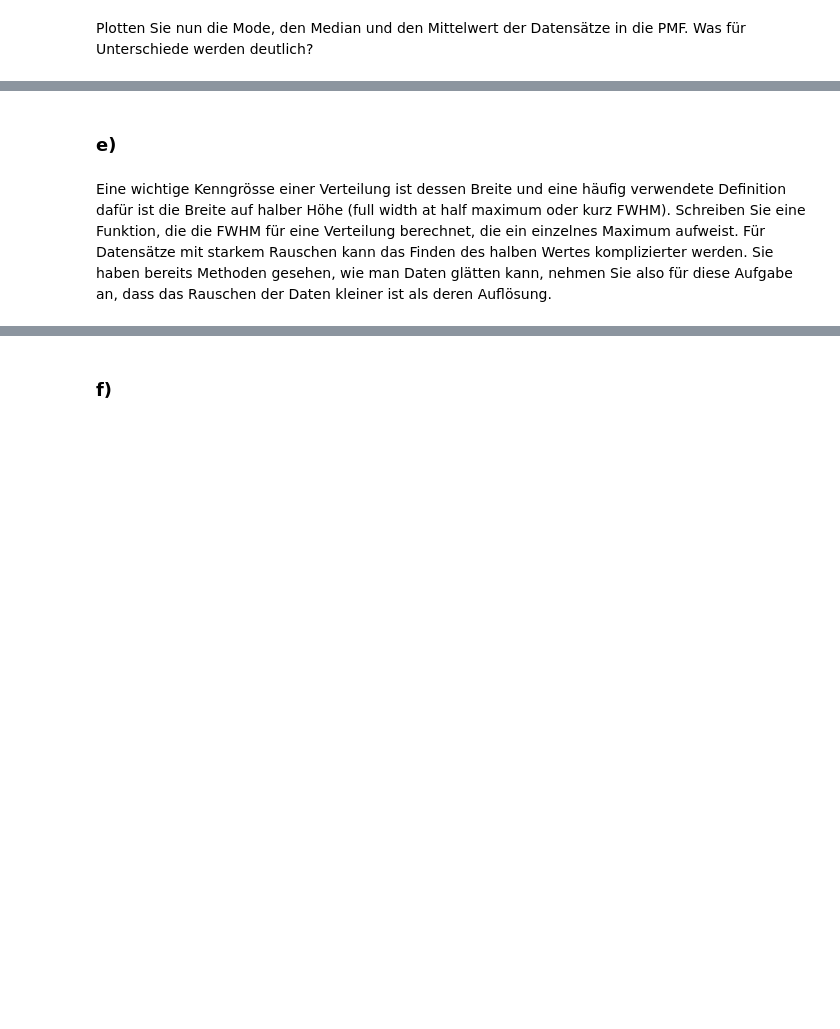
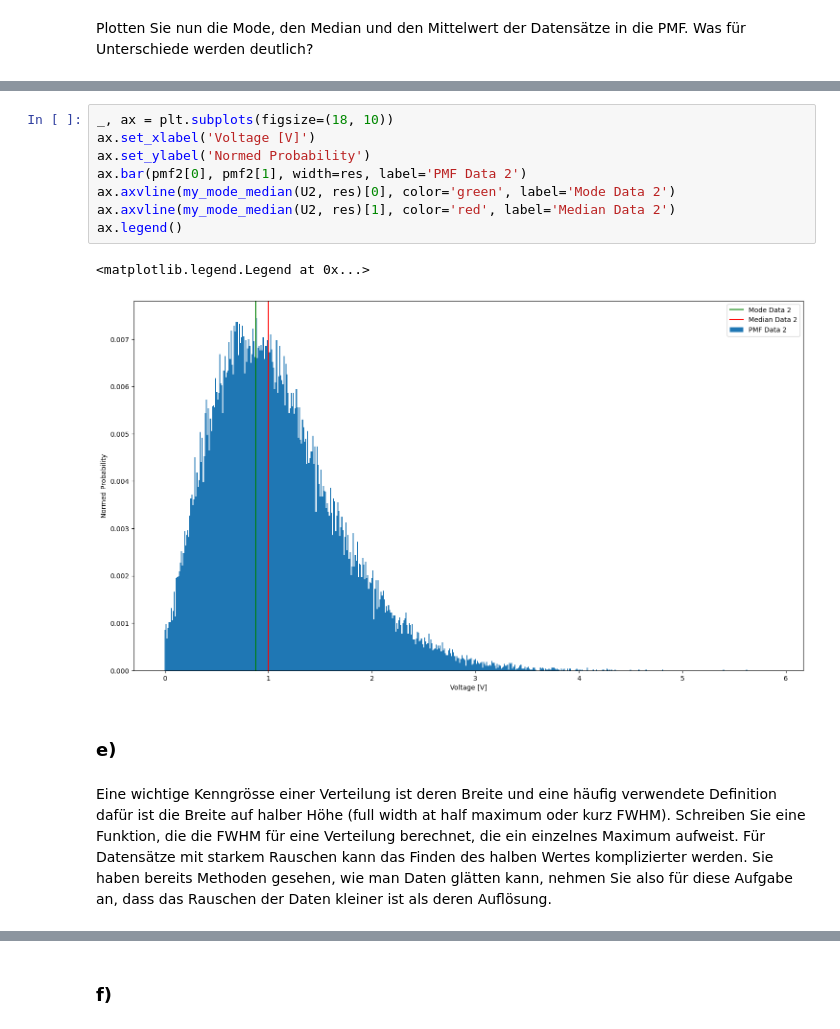
Before and after one commit to fflopsi/datenanalyse, a Jupyter notebook: exercises/08/Aufgabenblatt_8.ipynb, the cells around one changed output, grey strips where cells are left out. Cells and saved outputs as stored; diff of their text form; blank space fills up the shorter version.

```diff
--- a/exercises/08/Aufgabenblatt_8.ipynb
+++ b/exercises/08/Aufgabenblatt_8.ipynb
@@ -46,4 +99,15 @@ Plotten Sie nun die Mode, den Median und den Mittelwert der Datensätze in die P
+# %%
+_, ax = plt.subplots(figsize=(18, 10))
+ax.set_xlabel('Voltage [V]')
+ax.set_ylabel('Normed Probability')
+ax.bar(pmf2[0], pmf2[1], width=res, label='PMF Data 2')
+ax.axvline(my_mode_median(U2, res)[0], color='green', label='Mode Data 2')
+ax.axvline(my_mode_median(U2, res)[1], color='red', label='Median Data 2')
+ax.legend()
+# %% [output]
+<matplotlib.legend.Legend at 0x...>
+[figure, added]
 # %% [markdown]
 ### e)
 # %% [markdown]
-Eine wichtige Kenngrösse einer Verteilung ist dessen Breite und eine häufig verwendete Definition dafür ist die Breite auf halber Höhe (full width at half maximum oder kurz FWHM). Schreiben Sie eine Funktion, die die FWHM für eine Verteilung berechnet, die ein einzelnes Maximum aufweist. Für Datensätze mit starkem Rauschen kann das Finden des halben Wertes komplizierter werden. Sie haben bereits Methoden gesehen, wie man Daten glätten kann, nehmen Sie also für diese Aufgabe an, dass das Rauschen der Daten kleiner ist als deren Auflösung.
+Eine wichtige Kenngrösse einer Verteilung ist deren Breite und eine häufig verwendete Definition dafür ist die Breite auf halber Höhe (full width at half maximum oder kurz FWHM). Schreiben Sie eine Funktion, die die FWHM für eine Verteilung berechnet, die ein einzelnes Maximum aufweist. Für Datensätze mit starkem Rauschen kann das Finden des halben Wertes komplizierter werden. Sie haben bereits Methoden gesehen, wie man Daten glätten kann, nehmen Sie also für diese Aufgabe an, dass das Rauschen der Daten kleiner ist als deren Auflösung.
```
Also changed, not shown: parts of 14 cells of this notebook.
